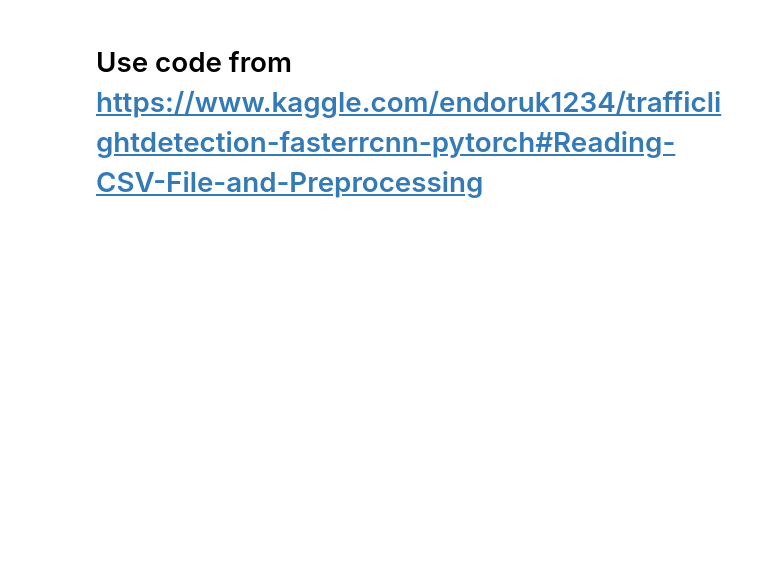
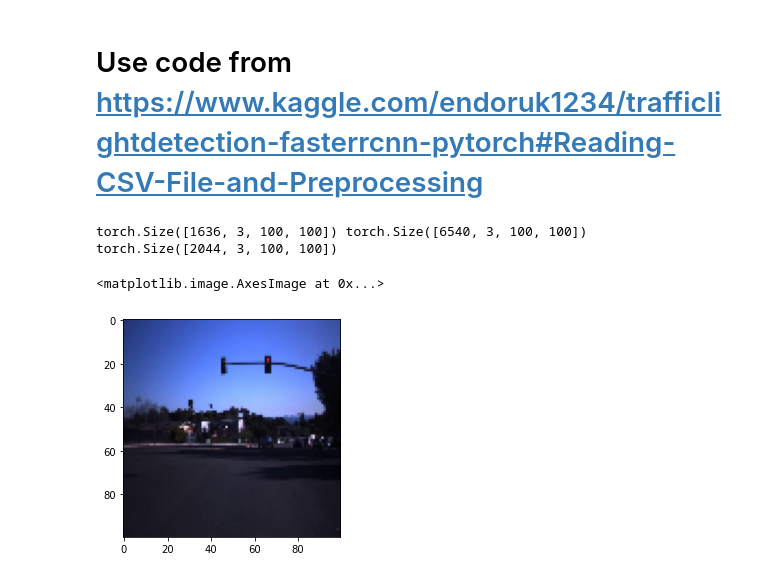
Before and after one commit to DawnLIU35/NU_EE424_SwarmLearning, a Jupyter notebook: examples/LISA_Traffic_Light4/model/PreData.ipynb, the cells around one changed output. Saved outputs shown, nothing was run; the diff lists cells and outputs as text; code cells hidden in the pictures; blank space fills up the shorter version.

Commit message:
successfully run LISA4

```diff
--- a/examples/LISA_Traffic_Light4/model/PreData.ipynb
+++ b/examples/LISA_Traffic_Light4/model/PreData.ipynb
@@ -10,12 +12,41 @@ import numpy as np
 # %%
 class arguments():
     split = 'random'
+    sample_rate = 0.8   # train data rate
     pixel = 100 # image pixels
-    epochs = 1
-    batch_size = 64
     seed = 0
     device = 'cpu'
     image_time = 'day' # or night
-    parent_path = '../../LISA_Traffic_Light2/app-data/RawData/'
-    annotation_path = '../../LISA_Traffic_Light2/app-data/RawData/Annotations/'+image_time+'Train'   # './RawData/Annotations/nightTrain/'
+    parent_path = '../../SubTrafficData/RawData/'
+    annotation_path = '../../SubTrafficData/RawData/Annotations/'+image_time+'Train'   # './RawData/Annotations/nightTrain/'
+
+    split_path = '../../ws-LISA_Traffic_Light4/'
+    data_name = 'TrafficImages.npz'
+    nodes = 2         # how many nodes
+    proportion = 0.2      # data proportion of node1
+
+    # not needed anymore
+    epochs = 1
+    batch_size = 64
+
 args = arguments
+# %%
+# train and test data from same clip
+TrainDs, _, TestDs_ = GetDataset(args)
+TrainDs,TestDs = torch.utils.data.random_split(TrainDs, [math.ceil(len(TrainDs)*args.sample_rate), len(TrainDs)-math.ceil(len(TrainDs)*args.sample_rate)])
+
+# split training data to 2 nodes
+TrainDs1, TrainDs2 = torch.utils.data.random_split(TrainDs, [math.ceil(len(TrainDs)*args.proportion), len(TrainDs)-math.ceil(len(TrainDs)*args.proportion)])
+
+trainloader1 = torch.utils.data.DataLoader(TrainDs1, len(TrainDs1))
+trainloader2 = torch.utils.data.DataLoader(TrainDs2, len(TrainDs2))
+testloader = torch.utils.data.DataLoader(TestDs, len(TestDs))
+
+x_train1, y_train1 = next(iter(trainloader1))
+x_train2, y_train2 = next(iter(trainloader2))
+x_test, y_test = next(iter(testloader))
+print(x_train1.shape, x_train2.shape)
+print(x_test.shape)
+# %% [output]
+torch.Size([1636, 3, 100, 100]) torch.Size([6540, 3, 100, 100])
+torch.Size([2044, 3, 100, 100])
@@ -22 +60,9 @@ args = arguments
+# %%
+i = 8
+img = np.array(np.transpose(x_test, (0,2,3,1)))
+f, ax = plt.subplots()
+ax.imshow(img[i,:,:,:].astype('uint8'))
+# %% [output]
+<matplotlib.image.AxesImage at 0x...>
+[figure, added]
 # %%
```
Also changed, not shown: parts of 11 cells of this notebook, 6 other files.
